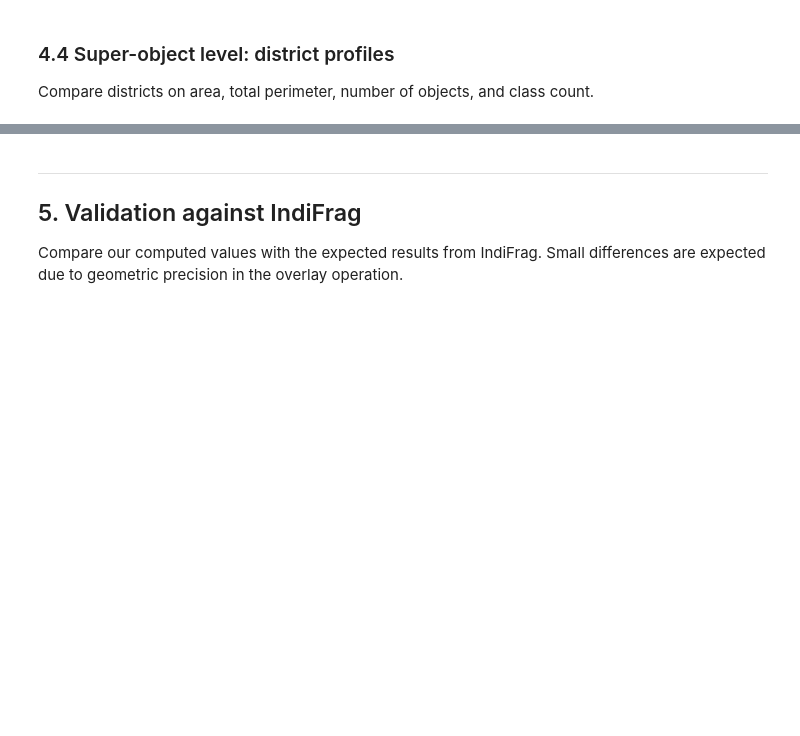
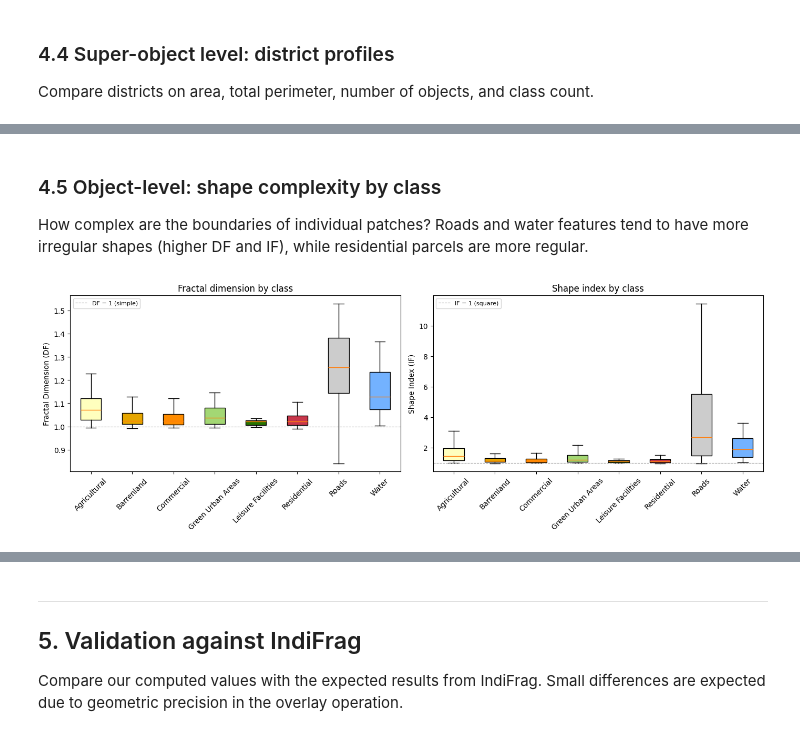
Before and after one commit to Emanuel-Agu/fragmetrics, a Jupyter notebook: notebooks/01_fragmentation_with_SO.ipynb, the cells around one changed output, grey strips where cells are left out. Cells and saved outputs as stored; diff of their text form; code cells hidden in the pictures; blank space fills up the shorter version.

```diff
--- a/notebooks/01_fragmentation_with_SO.ipynb
+++ b/notebooks/01_fragmentation_with_SO.ipynb
@@ -96,0 +122,20 @@ print("Super-object metrics:", len(so_metrics), "districts")
+# %%
+# Object level — adds DF, IF columns
+objects_int = shape_metrics.object_metrics(objects_int)
+
+# Class level
+cl_shape = shape_metrics.class_metrics(objects_int, class_col="CLASS", so_col="CUDIS")
+cl_shape["class_name"] = cl_shape["CLASS"].map(CLASS_NAMES)
+cl_shape["district"] = cl_shape["SO"].map(DISTRICT_NAMES)
+
+# Super-object level
+so_shape = shape_metrics.super_object_metrics(objects_int, districts)
+so_shape["district"] = so_shape["CUDIS"].map(DISTRICT_NAMES)
+
+print("Shape metrics computed.")
+print(f"  Object-level: DF and IF added to {len(objects_int)} polygons")
+print(f"  Class-level:  {len(cl_shape)} rows")
+print(f"  SO-level:     {len(so_shape)} districts")
+print()
+print("Class-level sample:")
+cl_shape.head(8)
@@ -261,0 +331,50 @@ plt.show()
+# %% [markdown]
+### 4.5 Object-level: shape complexity by class
+
+How complex are the boundaries of individual patches?
+Roads and water features tend to have more irregular shapes (higher DF and IF),
+while residential parcels are more regular.
+# %%
+fig, axes = plt.subplots(1, 2, figsize=(14, 5))
+
+class_order = sorted(CLASS_NAMES.keys())
+
+# Left: fractal dimension (DF) by class
+data_df = [
+    objects_int.loc[objects_int["CLASS"] == c, "DF"].dropna().values
+    for c in class_order
+]
+bp = axes[0].boxplot(
+    data_df, vert=True, patch_artist=True, showfliers=False,
+    labels=[CLASS_NAMES[c] for c in class_order],
+)
+for patch, c in zip(bp["boxes"], class_order):
+    patch.set_facecolor(CLASS_COLORS[c])
+axes[0].set_ylabel("Fractal Dimension (DF)")
+axes[0].set_title("Fractal dimension by class")
+axes[0].axhline(1.0, color="#999999", linestyle="--", linewidth=0.8, label="DF = 1 (simple)")
+axes[0].legend(fontsize=8)
+axes[0].tick_params(axis="x", rotation=45)
+
+# Right: shape index (IF) by class
+data_if = [
+    objects_int.loc[objects_int["CLASS"] == c, "IF"].dropna().values
+    for c in class_order
+]
+bp2 = axes[1].boxplot(
+    data_if, vert=True, patch_artist=True, showfliers=False,
+    labels=[CLASS_NAMES[c] for c in class_order],
+)
+for patch, c in zip(bp2["boxes"], class_order):
+    patch.set_facecolor(CLASS_COLORS[c])
+axes[1].set_ylabel("Shape Index (IF)")
+axes[1].set_title("Shape index by class")
+axes[1].axhline(1.0, color="#999999", linestyle="--", linewidth=0.8, label="IF = 1 (square)")
+axes[1].legend(fontsize=8)
+axes[1].tick_params(axis="x", rotation=45)
+
+plt.tight_layout()
+plt.savefig("../outputs/figures/01_shape_object_distribution.png", dpi=150, bbox_inches="tight")
+plt.show()
+# %% [output]
+[figure, added]
```
Also changed, not shown: parts of 19 cells of this notebook, 1 other file.
